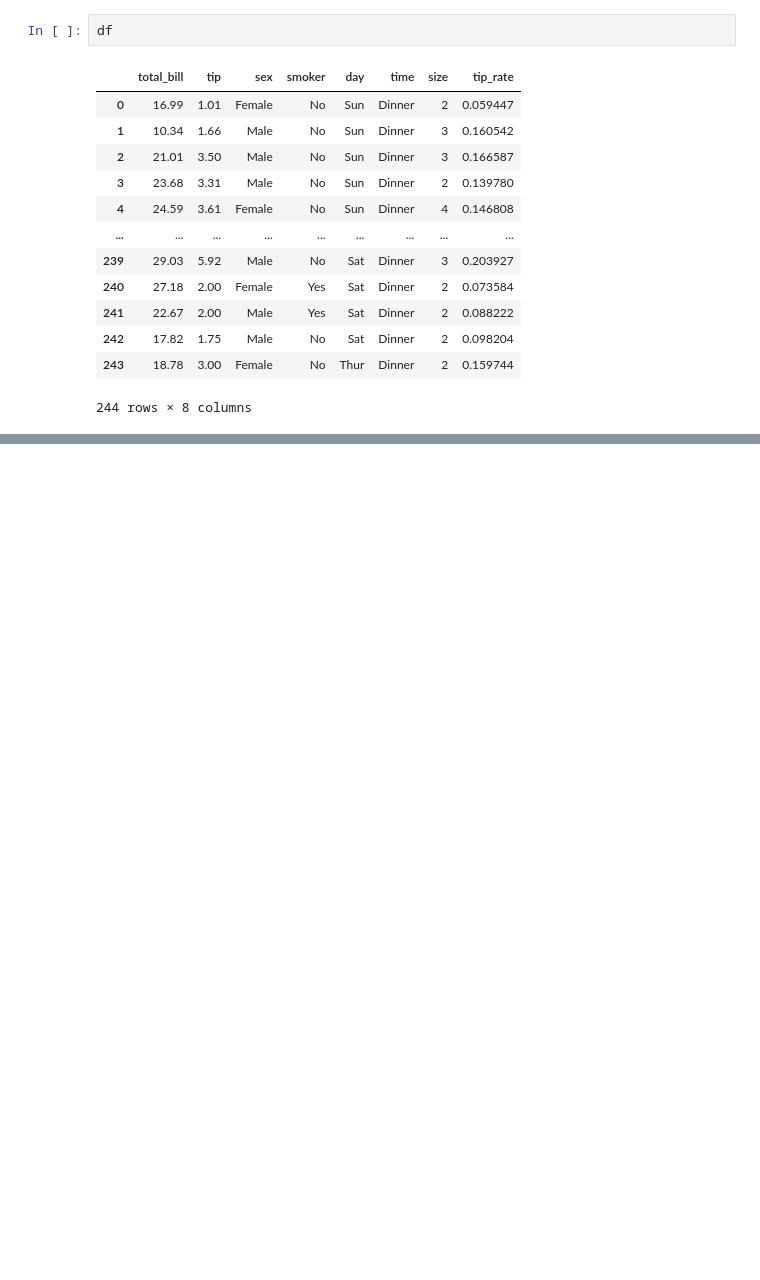
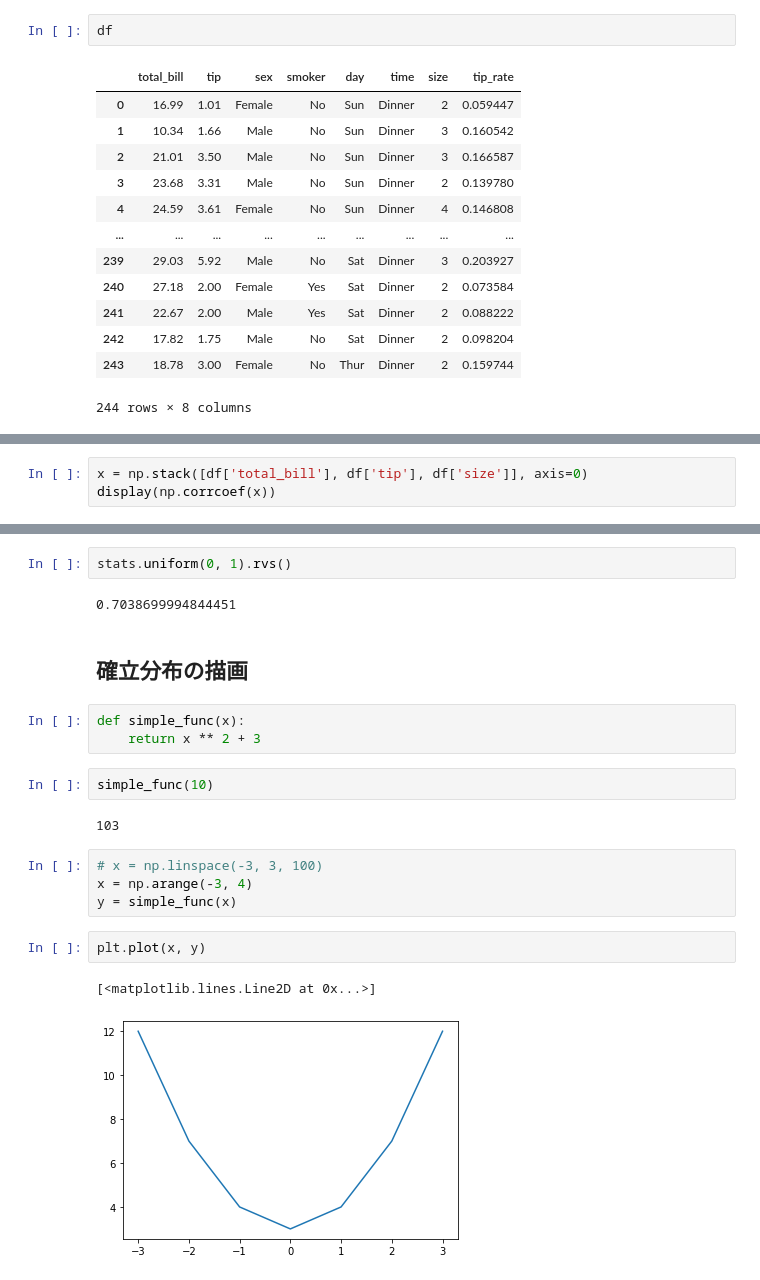
Before and after one commit to 1024xx4/statistics_udemy, a Jupyter notebook: statistics.ipynb, the cells around one changed output, grey strips where cells are left out. Drawn from its saved outputs; the diff is of its cells as text; blank space fills up the shorter version.

```diff
--- a/statistics.ipynb
+++ b/statistics.ipynb
@@ -236,0 +273,3 @@ df
+# %%
+x = np.stack([df['total_bill'], df['tip'], df['size']], axis=0)
+display(np.corrcoef(x))
@@ -236,0 +332,22 @@ df
+# %%
+stats.uniform(0, 1).rvs()
+# %% [output]
+0.7038699994844451
+# %% [markdown]
+## 確立分布の描画
+# %%
+def simple_func(x):
+    return x ** 2 + 3
+# %%
+simple_func(10)
+# %% [output]
+103
+# %%
+# x = np.linspace(-3, 3, 100)
+x = np.arange(-3, 4)
+y = simple_func(x)
+# %%
+plt.plot(x, y)
+# %% [output]
+[<matplotlib.lines.Line2D at 0x...>]
+[figure, added]
```
Also changed, not shown: parts of 21 cells of this notebook, 1 other file.
